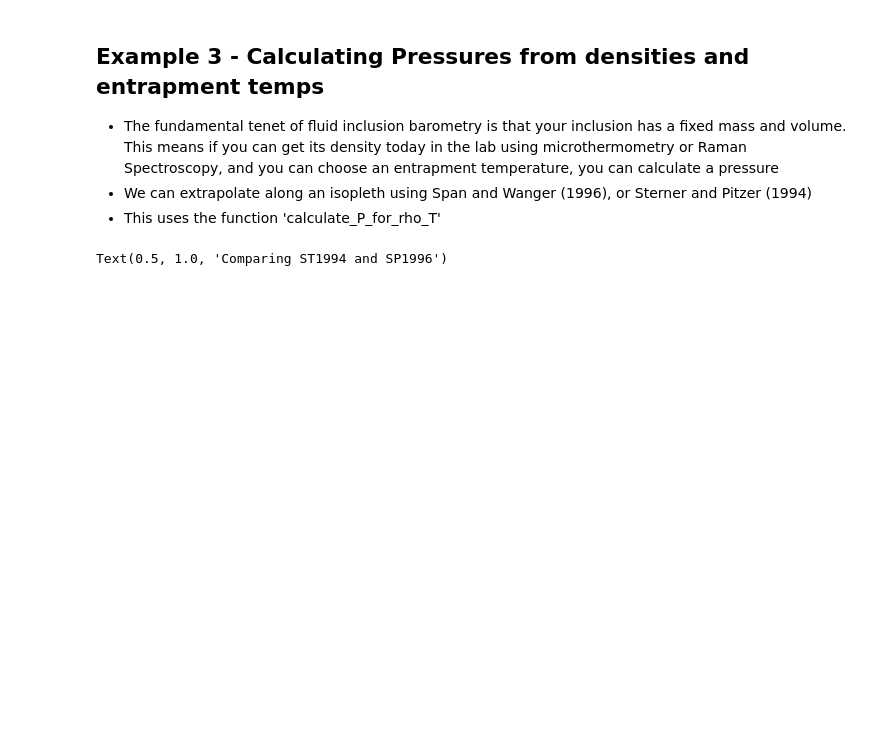
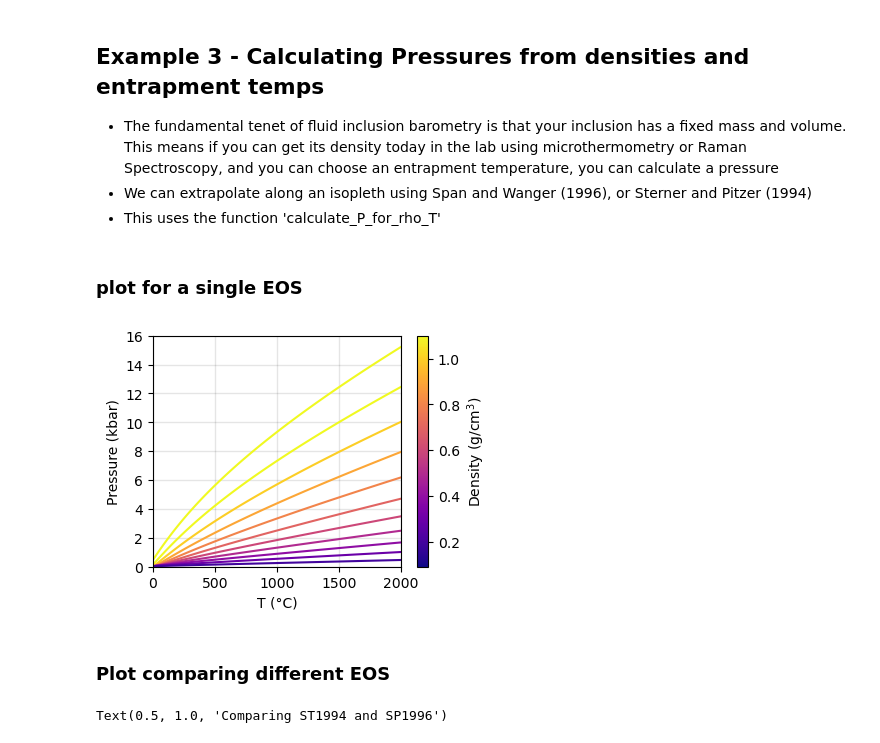
Before and after one commit to PennyWieser/DiadFit, a Jupyter notebook: docs/Examples/Example7_Useful_EOS_Calcs/EOS_Calcs1.ipynb, the cells around one changed output. Drawn from its saved outputs; the diff is of its cells as text; code cells hidden in the pictures; blank space fills up the shorter version.

```diff
--- a/docs/Examples/Example7_Useful_EOS_Calcs/EOS_Calcs1.ipynb
+++ b/docs/Examples/Example7_Useful_EOS_Calcs/EOS_Calcs1.ipynb
@@ -104,6 +119,40 @@ for i in range(0, len(rho_lin)):
     Pressure_SW96[i, :]=P_SW96
     P_SP94=pf.calculate_P_for_rho_T(density_gcm3=rho_lin[i], T_K=T_K, EOS='SP94').P_kbar
     Pressure_SP94[i, :]=P_SP94
+# %% [markdown]
+### plot for a single EOS
+# %%
+fig, (ax1) = plt.subplots(1, 1, figsize=(4,3), sharex=True, sharey=True)
+import matplotlib.colors as colors
+#ax1.plot(T_C, P_kbar, '-r')
+import matplotlib.cm as cm
+for i in range(0, len(rho_lin)):
+    color=cm.plasma(rho_lin[i])
+    ax1.plot(T_C, Pressure_SW96[i, :], '-',
+    color=color,label=str(np.round(rho_lin[i], 1)) + ' g/cm$^3$')
+
+
+norm = colors.Normalize(vmin=rho_lin[0], vmax=rho_lin[-1])
+sm = cm.ScalarMappable(cmap=cm.plasma, norm=norm)
+sm.set_array([])
+cbar = fig.colorbar(sm)
+cbar.set_label('Density (g/cm$^3$)')
+
+
+
+ax1.set_ylabel('Pressure (kbar)')
+#legend = ax1.legend(loc='upper left', ncol=2, frameon=True, fontsize=7)
+ax1.set_xlim([0, 2000])
+ax1.set_ylim([0, 16])
+
+ax1.set_xlabel('T (°C)')
+ax1.grid(color = 'k', linestyle = '-', linewidth = 1, alpha = 0.1)
+
+fig.savefig('EOS.png', dpi=200, bbox_inches='tight')
+# %% [output]
+[figure, added]
+# %% [markdown]
+### Plot comparing different EOS
 # %%
 fig, (ax1, ax2, ax3) = plt.subplots(1, 3, figsize=(12,5), sharex=True, sharey=True)
 #ax1.plot(T_C, P_kbar, '-r')
```
Also changed, not shown: parts of 6 cells of this notebook, 4 other files.
